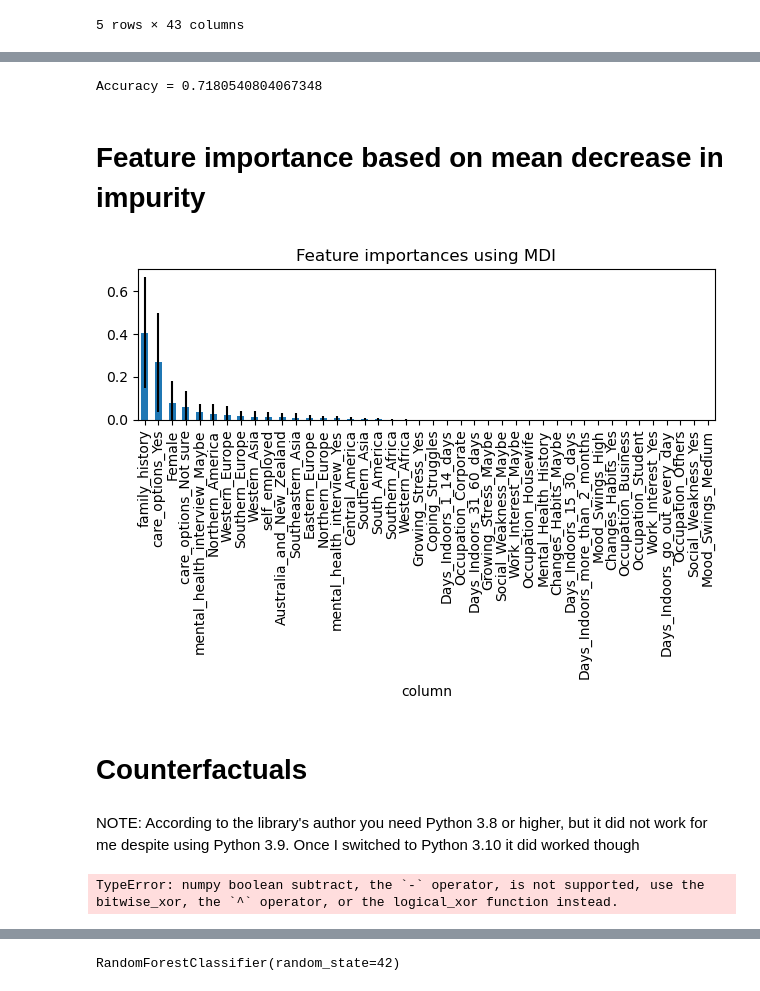
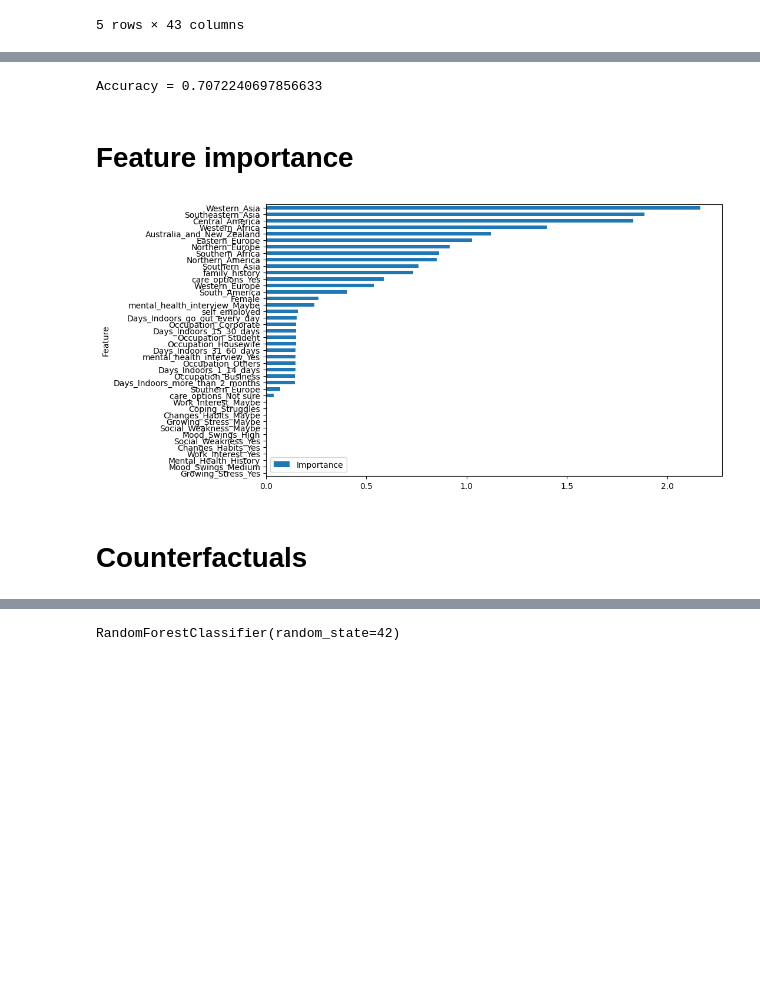
Before and after one commit to marbybr/2AMV10---Group-17, a Jupyter notebook: random forest & counterfactual test.ipynb, the cells around one changed output, grey strips where cells are left out. Saved outputs shown, nothing was run; the diff lists cells and outputs as text; code cells hidden in the pictures; blank space fills up the shorter version.

```diff
--- a/random forest & counterfactual test.ipynb
+++ b/random forest & counterfactual test.ipynb
@@ -20,39 +42,29 @@ df.head()
 # %%
 df_train, df_test = train_test_split(df, test_size=0.2)
-df_train_X = df_train.drop(columns=['treatment']) #make variable
-df_train_Y = df_train['treatment'] #make variable
-df_test_X = df_test.drop(columns=['treatment']) #make variable
-df_test_Y = df_test['treatment'] #make variable
+df_train_X = df_train.drop(columns=['treatment']).to_numpy() #make variable
+df_train_Y = df_train['treatment'].to_numpy() #make variable
+df_test_X = df_test.drop(columns=['treatment']).to_numpy() #make variable
+df_test_Y = df_test['treatment'].to_numpy() #make variable
-# %%
-clf = RandomForestClassifier(n_estimators=100, max_depth=5)
-clf.fit(df_train_X, df_train_Y)
-
-print('Accuracy = {}'.format(clf.score(df_test_X, df_test_Y)))
-# %% [output]
-Accuracy = 0.7180540804067348
+# %%
+#Try logistic regression
+from sklearn.linear_model import LogisticRegression
+
+# Train a logistic regression classifier
+clf = LogisticRegression(random_state=42, max_iter=5000, multi_class='multinomial')
+clf.fit(df_train_X, df_train_Y)
+print('Accuracy = {}'.format(clf.score(df_test_X, df_test_Y)))
+# %% [output]
+Accuracy = 0.7072240697856633
 # %% [markdown]
-# Feature importance based on mean decrease in impurity
+# Feature importance
-# %%
-importances = clf.feature_importances_
-std = np.std([tree.feature_importances_ for tree in clf.estimators_], axis=0)
-forest_importances = pd.Series(importances, index=df_train_X.columns)#.sort_values()
-
-fig, ax = plt.subplots()
-df_plot = pd.DataFrame(data={'column': df_train_X.columns, 'importance': importances, 'standard_dev': std}).set_index(['column']).sort_values(by=['importance'], ascending=False)
-ax = df_plot['importance'].plot.bar(yerr=df_plot['standard_dev'])
-ax.set_title("Feature importances using MDI")
-ax.set_ylim(0)
-fig.tight_layout();
-
-
-# fig, ax = plt.subplots()
-# forest_importances.plot.bar(yerr=std, ax=ax)
-# ax.set_title("Feature importances using MDI")
-# ax.set_ylabel("Mean decrease in impurity")
-# fig.tight_layout()
-# %% [output]
-[figure, removed]
+# %%
+coefficients = clf.coef_
+
+avg_importance = np.mean(np.abs(coefficients), axis=0)
+feature_importance = pd.DataFrame({'Feature': df_train.drop(columns=['treatment']).columns, 'Importance': avg_importance})
+feature_importance = feature_importance.sort_values('Importance', ascending=True)
+feature_importance.plot(x='Feature', y='Importance', kind='barh', figsize=(10, 6));
+# %% [output]
+[figure, added]
 # %% [markdown]
 # Counterfactuals
-# %% [markdown]
-NOTE: According to the library's author you need Python 3.8 or higher, but it did not work for me despite using Python 3.9. Once I switched to Python 3.10 it did worked though
@@ -63,4 +70,0 @@ from rf_counterfactuals import RandomForestExplainer, visualize
-# %%
-rfe = RandomForestExplainer(clf, df_train_X, df_train_Y)
-# %% [output]
-TypeError: numpy boolean subtract, the `-` operator, is not supported, use the bitwise_xor, the `^` operator, or the logical_xor function instead.
```
Also changed, not shown: parts of 22 cells of this notebook.
